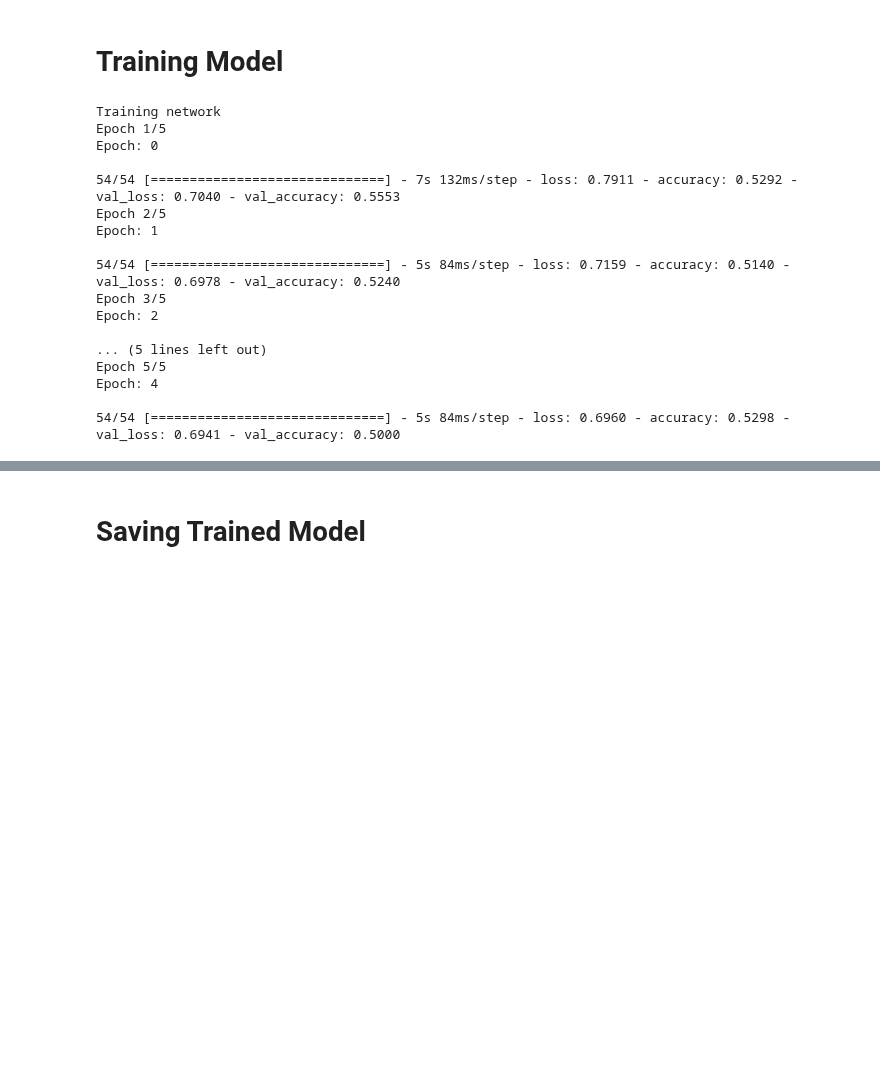
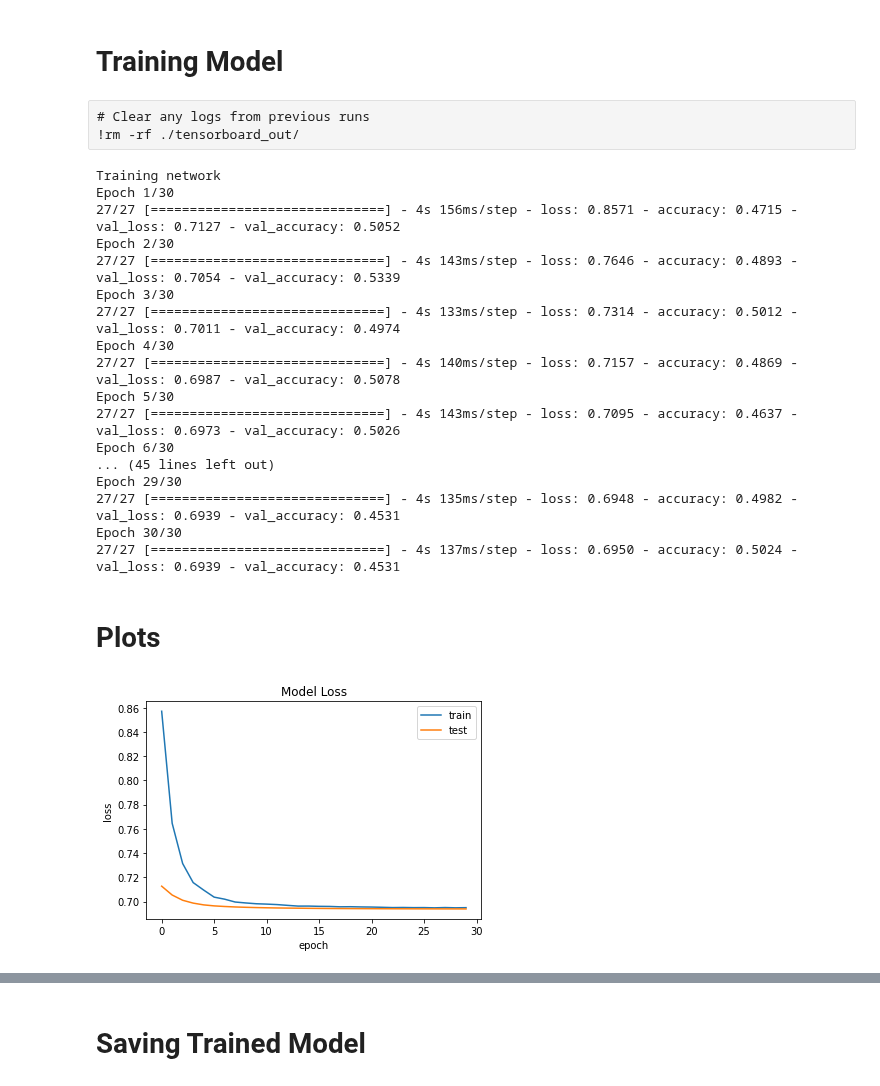
Before and after one commit to guilhermemg/icao_nets_training, a Jupyter notebook: notebooks/train_mobilenetv2.ipynb, the cells around one changed output, grey strips where cells are left out. Drawn from its saved outputs; the diff is of its cells as text; code cells hidden in the pictures; blank space fills up the shorter version.

Commit message:
experimenting to train network with various parameters

```diff
--- a/notebooks/train_mobilenetv2.ipynb
+++ b/notebooks/train_mobilenetv2.ipynb
@@ -252,3 +258,6 @@ Experiment(IC-20)
+# %% [raw]
+# Clear any logs from previous runs
+!rm -rf ./tensorboard_out/
 # %%
 class MyCallback(tf.keras.callbacks.Callback):
     def __init__(self, val_gen):
@@ -281,16 +285,19 @@ class MyCallback(tf.keras.callbacks.Callback):
 # %%
 print('Training network')
 
-log_dir = "tensorboard_out/fit/" + datetime.datetime.now().strftime("%Y%m%d-%H%M%S")
-tensorboard_callback = TensorBoard(log_dir=log_dir, histogram_freq=1)
+# log_dir = "tensorboard_out/fit/" + datetime.datetime.now().strftime("%Y%m%d-%H%M%S")
+# tensorboard_callback = TensorBoard(log_dir=log_dir, histogram_freq=1)
 
-checkpoint_filepath = '/output/checkpoint_epoch_{}'
-model_checkpoint_callback = tf.keras.callbacks.ModelCheckpoint(
-    filepath=checkpoint_filepath,
-    save_freq='epoch')
+# checkpoint_filepath = '/output/checkpoint_epoch_{}'
+# model_checkpoint_callback = tf.keras.callbacks.ModelCheckpoint(
+#     filepath=checkpoint_filepath,
+#     save_freq='epoch')
 
 baseModel = MobileNetV2(weights="imagenet", include_top=False, input_shape=(224,224,3),
-	input_tensor=Input(shape=(224, 224, 3)))
+	input_tensor=Input(shape=(224,224,3)))
+
+for layer in baseModel.layers:
+	layer.trainable = False
 
 headModel = baseModel.output
 headModel = AveragePooling2D(pool_size=(7, 7))(headModel)
@@ -301,12 +308,9 @@ headModel = Dense(2, activation="softmax")(headModel)
 
 model = Model(inputs=baseModel.input, outputs=headModel)
 
-for layer in baseModel.layers:
-	layer.trainable = False
-
 # compile our model
-# opt = Adam(lr=INIT_LR, decay=INIT_LR / EPOCHS)
-model.compile(loss="binary_crossentropy", optimizer=PARAMS['optimizer'], metrics=["accuracy"])
+opt = Adam(lr=INIT_LR, decay=INIT_LR / EPOCHS)
+model.compile(loss="binary_crossentropy", optimizer=opt, metrics=["accuracy"])
 
 # Log model summary
 # model.summary(print_fn=lambda x: neptune.log_text('model_summary', x))
@@ -321,25 +325,37 @@ H = model.fit(
         callbacks=[
 #             LambdaCallback(on_epoch_end = lambda epoch, logs: log_data(logs)),
 #             EarlyStopping(patience=PARAMS['early_stopping'], monitor='accuracy', restore_best_weights=True),
-              LearningRateScheduler(lr_scheduler),
-              MyCallback(validation_gen),
-              tensorboard_callback
+            LearningRateScheduler(lr_scheduler),
+#             MyCallback(validation_gen)
+#               tensorboard_callback
         ])
 # %% [output]
 Training network
-Epoch 1/5
-Epoch: 0
-
-54/54 [==============================] - 7s 132ms/step - loss: 0.7911 - accuracy: 0.5292 - val_loss: 0.7040 - val_accuracy: 0.5553
-Epoch 2/5
-Epoch: 1
-
-54/54 [==============================] - 5s 84ms/step - loss: 0.7159 - accuracy: 0.5140 - val_loss: 0.6978 - val_accuracy: 0.5240
-Epoch 3/5
-Epoch: 2
-
-... (5 lines left out)
-Epoch 5/5
-Epoch: 4
-
-54/54 [==============================] - 5s 84ms/step - loss: 0.6960 - accuracy: 0.5298 - val_loss: 0.6941 - val_accuracy: 0.5000
+Epoch 1/30
+27/27 [==============================] - 4s 156ms/step - loss: 0.8571 - accuracy: 0.4715 - val_loss: 0.7127 - val_accuracy: 0.5052
+Epoch 2/30
+27/27 [==============================] - 4s 143ms/step - loss: 0.7646 - accuracy: 0.4893 - val_loss: 0.7054 - val_accuracy: 0.5339
+Epoch 3/30
+27/27 [==============================] - 4s 133ms/step - loss: 0.7314 - accuracy: 0.5012 - val_loss: 0.7011 - val_accuracy: 0.4974
+Epoch 4/30
+27/27 [==============================] - 4s 140ms/step - loss: 0.7157 - accuracy: 0.4869 - val_loss: 0.6987 - val_accuracy: 0.5078
+Epoch 5/30
+27/27 [==============================] - 4s 143ms/step - loss: 0.7095 - accuracy: 0.4637 - val_loss: 0.6973 - val_accuracy: 0.5026
+Epoch 6/30
+... (45 lines left out)
+Epoch 29/30
+27/27 [==============================] - 4s 135ms/step - loss: 0.6948 - accuracy: 0.4982 - val_loss: 0.6939 - val_accuracy: 0.4531
+Epoch 30/30
+27/27 [==============================] - 4s 137ms/step - loss: 0.6950 - accuracy: 0.5024 - val_loss: 0.6939 - val_accuracy: 0.4531
+# %% [markdown]
+# Plots
+# %%
+plt.plot(H.history['loss'])
+plt.plot(H.history['val_loss'])
+plt.title('Model Loss')
+plt.ylabel('loss')
+plt.xlabel('epoch')
+plt.legend(['train', 'test'])
+plt.show()
+# %% [output]
+[figure, added]
```
Also changed, not shown: parts of 19 cells of this notebook, 2 other files.
